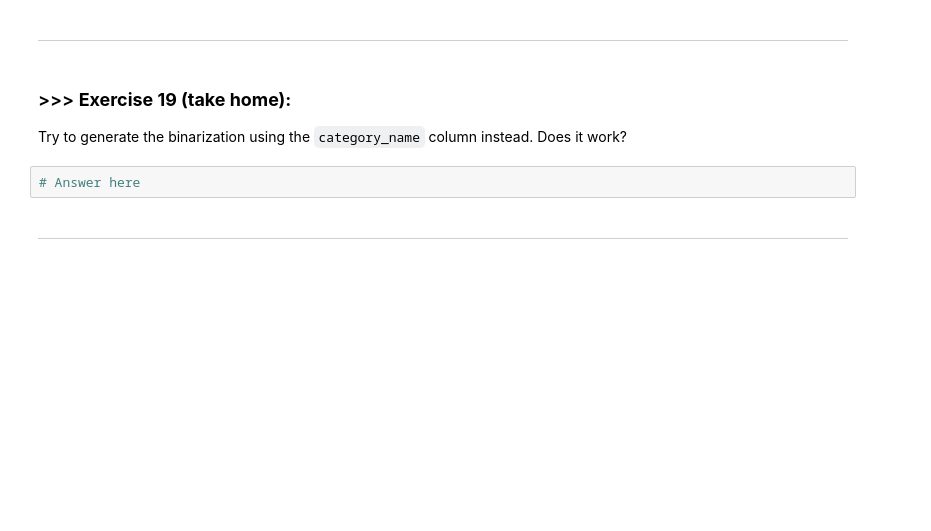
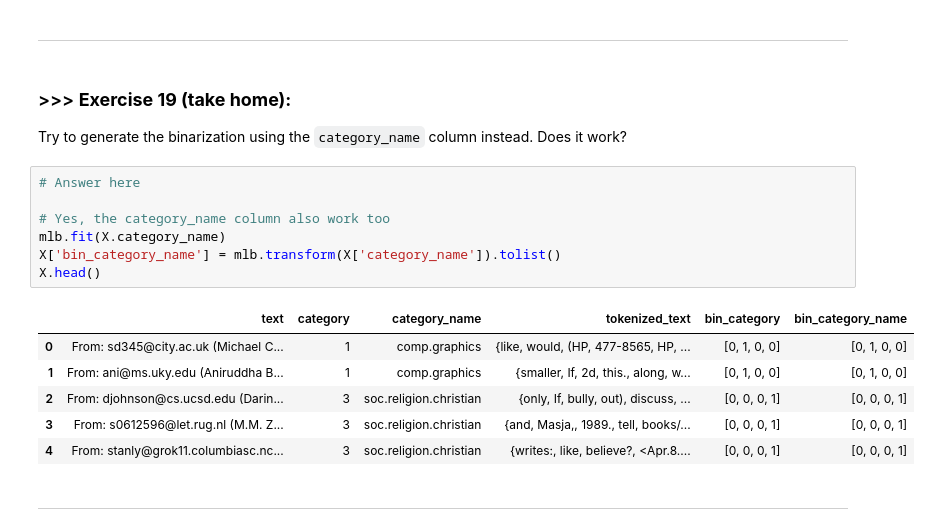
Before and after one commit to luzi2023/DM2024-Lab1-Master, a Jupyter notebook: DM2024-Lab1-Master.ipynb, the cells around one changed output. Drawn from its saved outputs; the diff is of its cells as text; blank space fills up the shorter version.

```diff
--- a/DM2024-Lab1-Master.ipynb
+++ b/DM2024-Lab1-Master.ipynb
@@ -2010,8 +2095,20 @@ Attributes with **continuous values** also have strategies to tranform the data;
 # %% [markdown]
 ### >>> **Exercise 19 (take home):**
 Try to generate the binarization using the `category_name` column instead. Does it work?
-# %%
-# Answer here
+# %%
+# Answer here
+
+# Yes, the category_name column also work too
+mlb.fit(X.category_name)
+X['bin_category_name'] = mlb.transform(X['category_name']).tolist()
+X.head()
+# %% [output]
+|  | text | category | category_name | tokenized_text | bin_category | bin_category_name |
+| 0 | From: sd345@city.ac.uk (Michael C... | 1 | comp.graphics | {like, would, (HP, 477-8565, HP, ... | [0, 1, 0, 0] | [0, 1, 0, 0] |
+| 1 | From: ani@ms.uky.edu (Aniruddha B... | 1 | comp.graphics | {smaller, If, 2d, this., along, w... | [0, 1, 0, 0] | [0, 1, 0, 0] |
+| 2 | From: djohnson@cs.ucsd.edu (Darin... | 3 | soc.religion.christian | {only, If, bully, out), discuss, ... | [0, 0, 0, 1] | [0, 0, 0, 1] |
+| 3 | From: s0612596@let.rug.nl (M.M. Z... | 3 | soc.religion.christian | {and, Masja,, 1989., tell, books/... | [0, 0, 0, 1] | [0, 0, 0, 1] |
+| 4 | From: stanly@grok11.columbiasc.nc... | 3 | soc.religion.christian | {writes:, like, believe?, <Apr.8.... | [0, 0, 0, 1] | [0, 0, 0, 1] |
 # %% [markdown]
 ---
 # %% [markdown]
```
Also changed, not shown: parts of 25 cells of this notebook.
